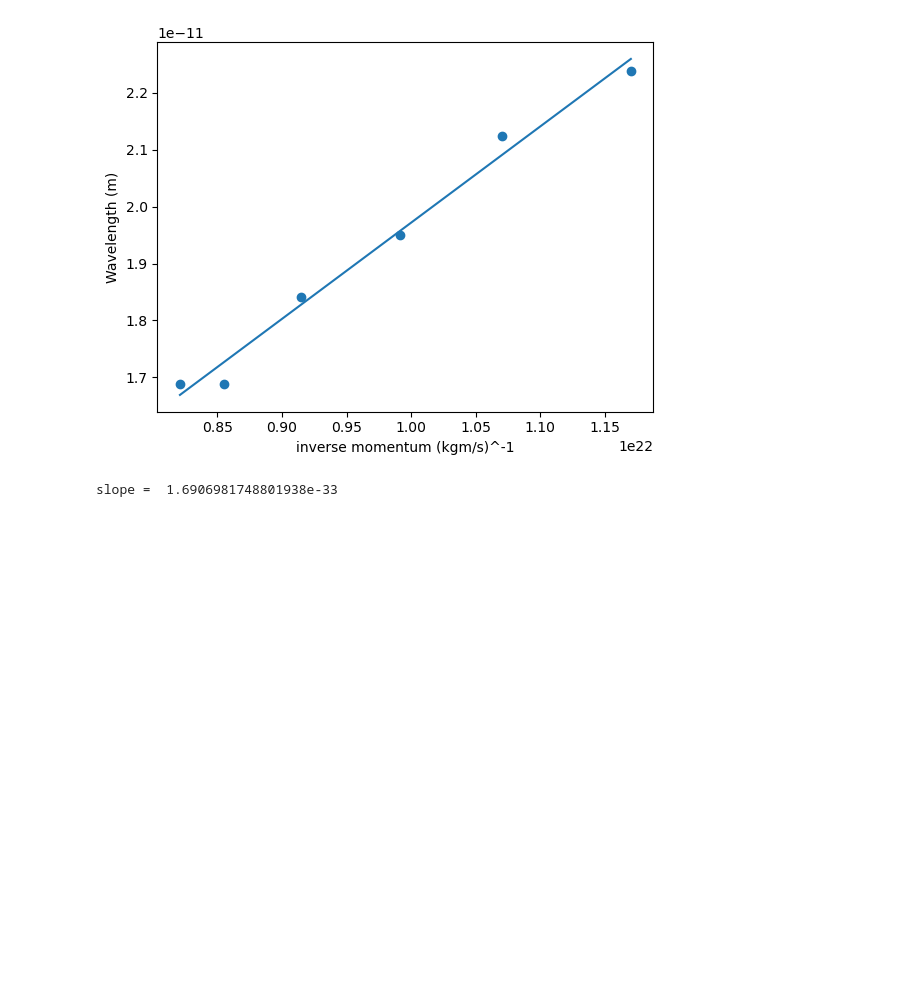
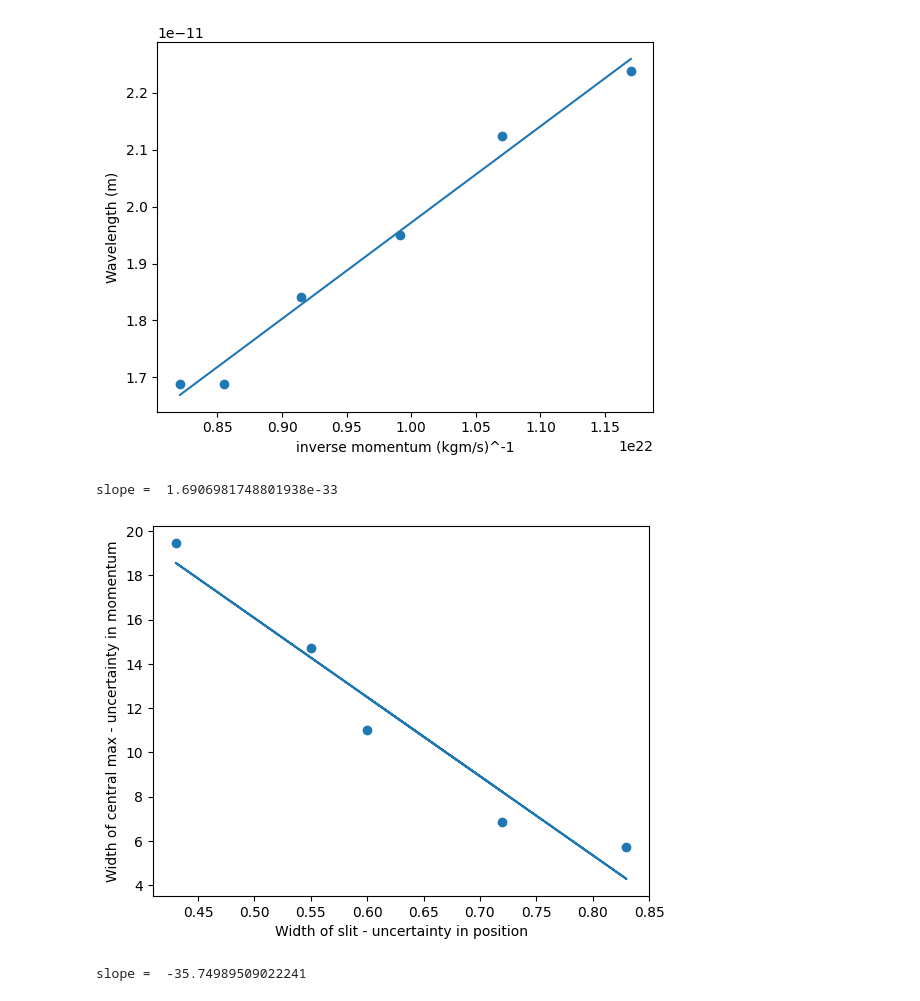
Before and after one commit to mealvord/CompPhys_NumericalAnalysis, a Jupyter notebook: quarknetworkshop.ipynb, the cells around one changed output. Saved outputs shown, nothing was run; the diff lists cells and outputs as text; code cells hidden in the pictures; blank space fills up the shorter version.

```diff
--- a/quarknetworkshop.ipynb
+++ b/quarknetworkshop.ipynb
@@ -125,3 +125,22 @@ print('slope = ',a4)
 # %% [output]
 [figure]
 slope =  1.6906981748801938e-33
+# %%
+delta_p = np.array([6.87, 14.73,19.47,5.73,11.03])
+delta_x = np.array([0.72, 0.55,0.43,0.83,0.6])
+
+a5,b5 = np.polyfit(delta_x,delta_p,deg=1)
+
+plt.scatter(delta_x,delta_p)
+plt.plot(delta_x,a5*delta_x+b5)
+
+plt.xlabel('Width of slit - uncertainty in position')
+plt.ylabel('Width of central max - uncertainty in momentum')
+#plt.title('Planck’s Constant Measured from LED Observations')
+#plt.text(5.5e14, 2.5e-19, f'E = {a:.3e}Js* f + {b:.3e}J', size=14)
+plt.show()
+
+print('slope = ',a5)
+# %% [output]
+[figure, added]
+slope =  -35.74989509022241
```
Also changed, not shown: parts of 1 cell of this notebook.
